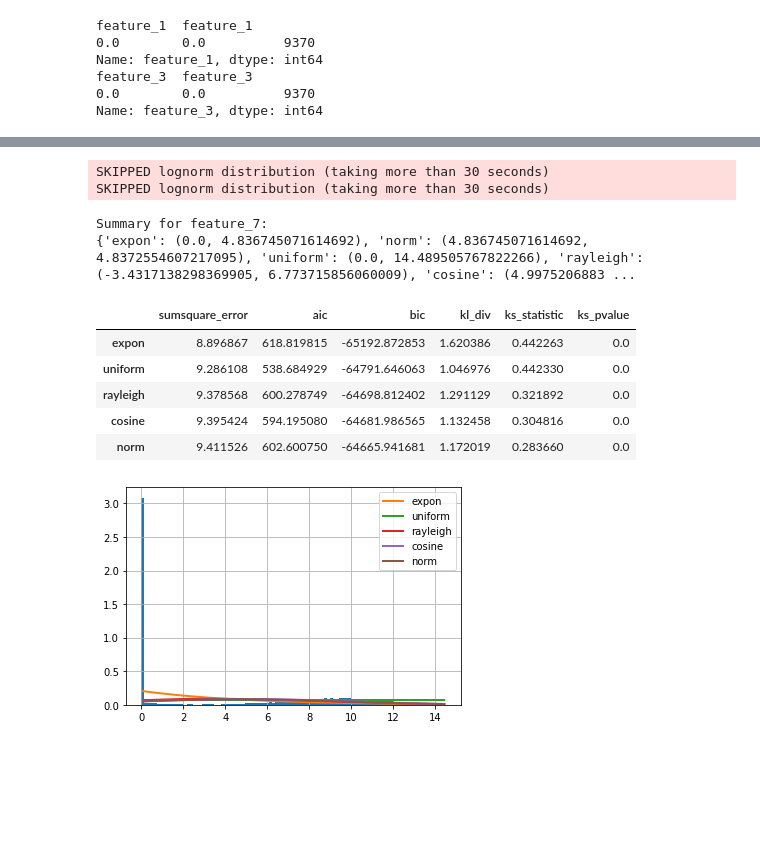
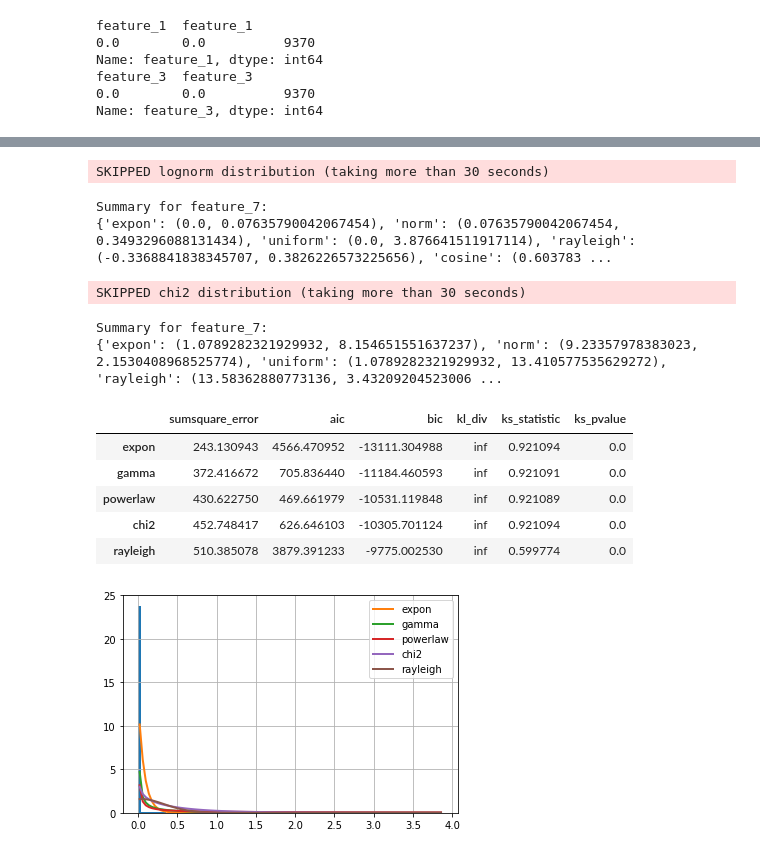
Before and after one commit to jnshzk/CCM_project, a Jupyter notebook: distributions-Fitter.ipynb, the cells around one changed output, grey strips where cells are left out. Drawn from its saved outputs; the diff is of its cells as text; code cells hidden in the pictures; blank space fills up the shorter version.

```diff
--- a/distributions-Fitter.ipynb
+++ b/distributions-Fitter.ipynb
@@ -86,8 +124,13 @@ Summary for feature_4:
 # %%
-data = df['feature_5']
-f = Fitter(data, distributions = distributions_set)
-f.fit()
+data5 = df[df['label']==5]['feature_5']
+data8 = df[df['label']==8]['feature_5']
+f5 = Fitter(data5, distributions = distributions_set)
+f5.fit()
 print(f"Summary for feature_5:")
-print(f.fitted_param)
-f.summary()
+print(f5.fitted_param)
+f8 = Fitter(data8, distributions = distributions_set)
+f8.fit()
+print(f"Summary for feature_5:")
+print(f8.fitted_param)
+f5.summary()
 # %% [output]
@@ -105,8 +162,13 @@ Summary for feature_5:
 # %%
-data = df['feature_6']
-f = Fitter(data, distributions = distributions_set)
-f.fit()
+data5 = df[df['label']==5]['feature_6']
+data8 = df[df['label']==8]['feature_6']
+f5 = Fitter(data5, distributions = distributions_set)
+f5.fit()
 print(f"Summary for feature_6:")
-print(f.fitted_param)
-f.summary()
+print(f5.fitted_param)
+f8 = Fitter(data8, distributions = distributions_set)
+f8.fit()
+print(f"Summary for feature_6:")
+print(f8.fitted_param)
+f5.summary()
 # %% [output]
@@ -124,19 +198,26 @@ Summary for feature_6:
 # %%
-data = df['feature_7']
-f = Fitter(data, distributions = distributions_set)
-f.fit()
+data5 = df[df['label']==5]['feature_7']
+data8 = df[df['label']==8]['feature_7']
+f5 = Fitter(data5, distributions = distributions_set)
+f5.fit()
 print(f"Summary for feature_7:")
-print(f.fitted_param)
-f.summary()
+print(f5.fitted_param)
+f8 = Fitter(data8, distributions = distributions_set)
+f8.fit()
+print(f"Summary for feature_7:")
+print(f8.fitted_param)
+f5.summary()
 # %% [output]
 SKIPPED lognorm distribution (taking more than 30 seconds)
-SKIPPED lognorm distribution (taking more than 30 seconds)
 Summary for feature_7:
-{'expon': (0.0, 4.836745071614692), 'norm': (4.836745071614692, 4.8372554607217095), 'uniform': (0.0, 14.489505767822266), 'rayleigh': (-3.4317138298369905, 6.773715856060009), 'cosine': (4.9975206883 ...
+{'expon': (0.0, 0.07635790042067454), 'norm': (0.07635790042067454, 0.3493296088131434), 'uniform': (0.0, 3.876641511917114), 'rayleigh': (-0.3368841838345707, 0.3826226573225656), 'cosine': (0.603783 ...
+SKIPPED chi2 distribution (taking more than 30 seconds)
+Summary for feature_7:
+{'expon': (1.0789282321929932, 8.154651551637237), 'norm': (9.23357978383023, 2.1530408968525774), 'uniform': (1.0789282321929932, 13.410577535629272), 'rayleigh': (13.58362880773136, 3.43209204523006 ...
 |  | sumsquare_error | aic | bic | kl_div | ks_statistic | ks_pvalue |
-| expon | 8.896867 | 618.819815 | -65192.872853 | 1.620386 | 0.442263 | 0.0 |
-| uniform | 9.286108 | 538.684929 | -64791.646063 | 1.046976 | 0.442330 | 0.0 |
-| rayleigh | 9.378568 | 600.278749 | -64698.812402 | 1.291129 | 0.321892 | 0.0 |
-| cosine | 9.395424 | 594.195080 | -64681.986565 | 1.132458 | 0.304816 | 0.0 |
-| norm | 9.411526 | 602.600750 | -64665.941681 | 1.172019 | 0.283660 | 0.0 |
+| expon | 243.130943 | 4566.470952 | -13111.304988 | inf | 0.921094 | 0.0 |
+| gamma | 372.416672 | 705.836440 | -11184.460593 | inf | 0.921091 | 0.0 |
+| powerlaw | 430.622750 | 469.661979 | -10531.119848 | inf | 0.921089 | 0.0 |
+| chi2 | 452.748417 | 626.646103 | -10305.701124 | inf | 0.921094 | 0.0 |
+| rayleigh | 510.385078 | 3879.391233 | -9775.002530 | inf | 0.599774 | 0.0 |
-[figure, old version]
+[figure, new version]
```
Also changed, not shown: parts of 17 cells of this notebook.
